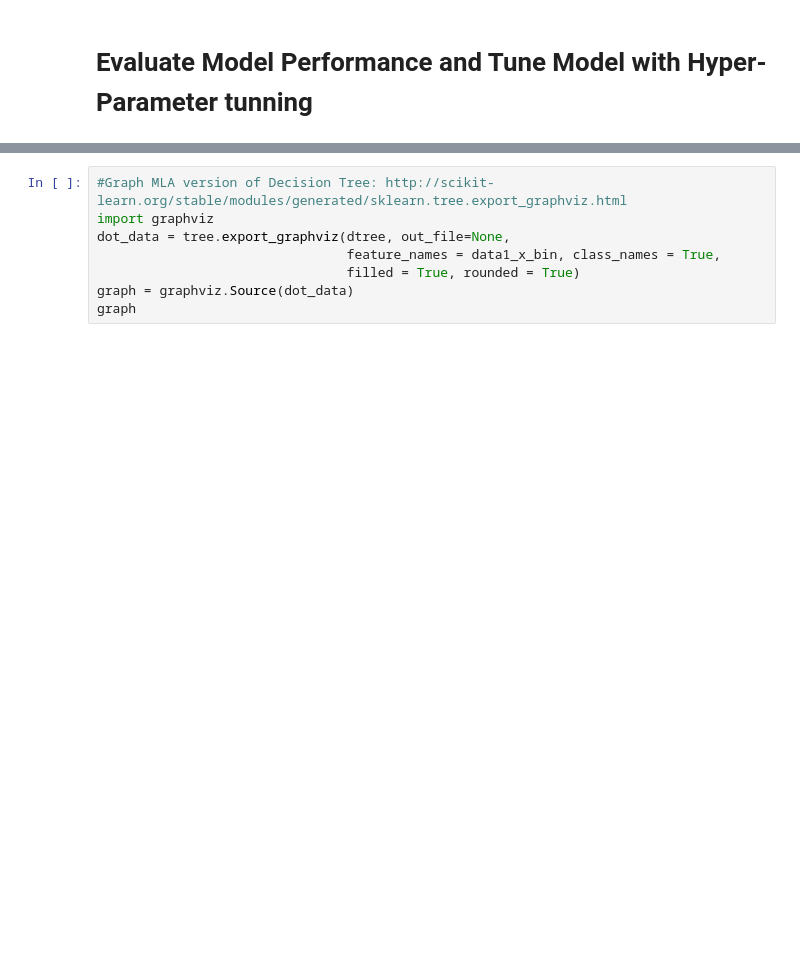
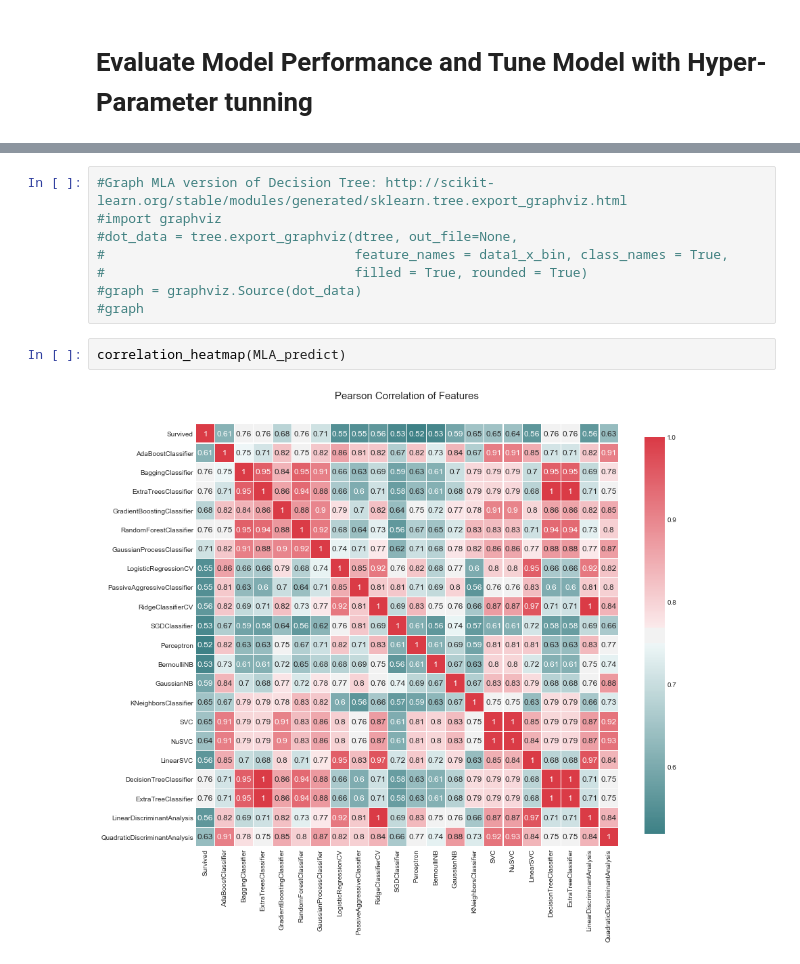
Before and after one commit to zcx88886666/Titanic_Survival, a Jupyter notebook: Titanic_survival_notebook.ipynb, the cells around one changed output, grey strips where cells are left out. Saved outputs shown, nothing was run; the diff lists cells and outputs as text; blank space fills up the shorter version.

```diff
--- a/Titanic_survival_notebook.ipynb
+++ b/Titanic_survival_notebook.ipynb
@@ -490,8 +699,12 @@ print('-'*10)
 # %%
 #Graph MLA version of Decision Tree: http://scikit-learn.org/stable/modules/generated/sklearn.tree.export_graphviz.html
-import graphviz
-dot_data = tree.export_graphviz(dtree, out_file=None,
-                                feature_names = data1_x_bin, class_names = True,
-                                filled = True, rounded = True)
-graph = graphviz.Source(dot_data)
-graph
+#import graphviz
+#dot_data = tree.export_graphviz(dtree, out_file=None,
+#                                feature_names = data1_x_bin, class_names = True,
+#                                filled = True, rounded = True)
+#graph = graphviz.Source(dot_data)
+#graph
+# %%
+correlation_heatmap(MLA_predict)
+# %% [output]
+[figure, added]
```
Also changed, not shown: parts of 26 cells of this notebook, 1 other file.
